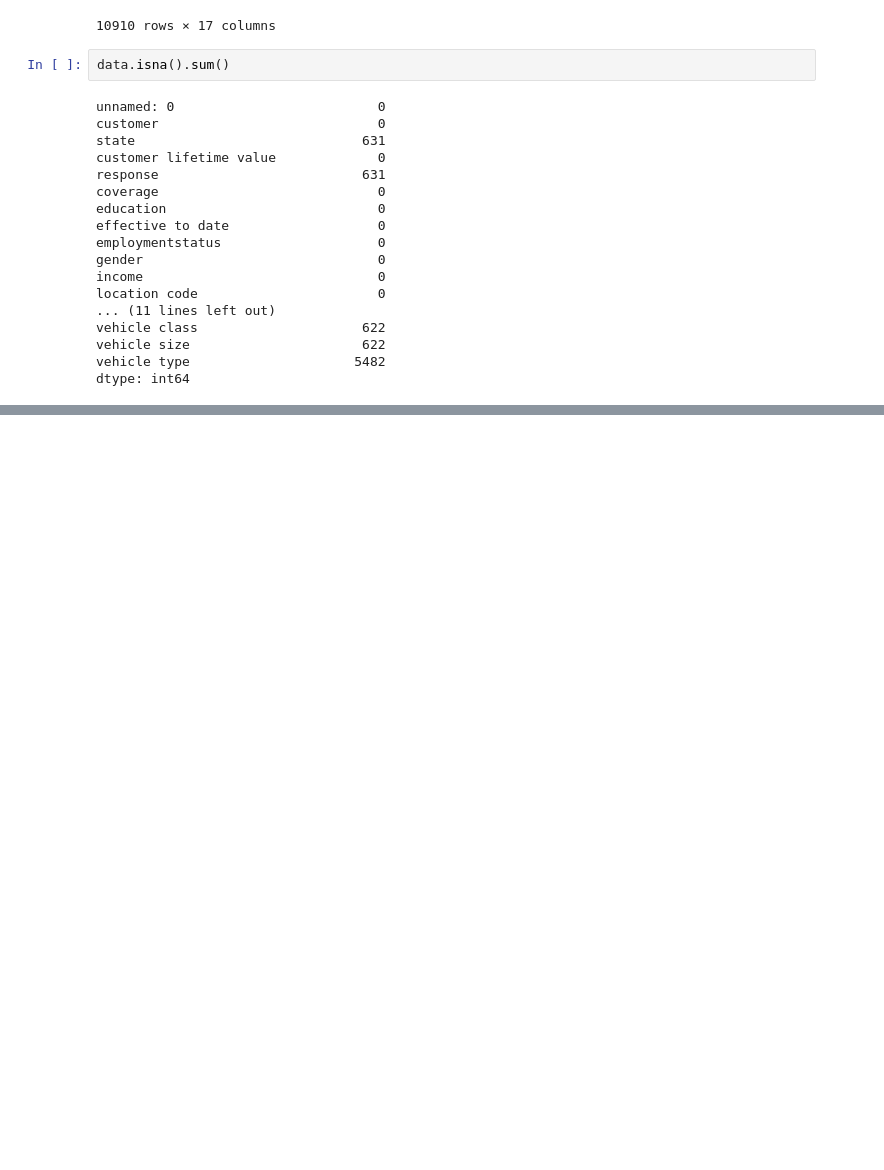
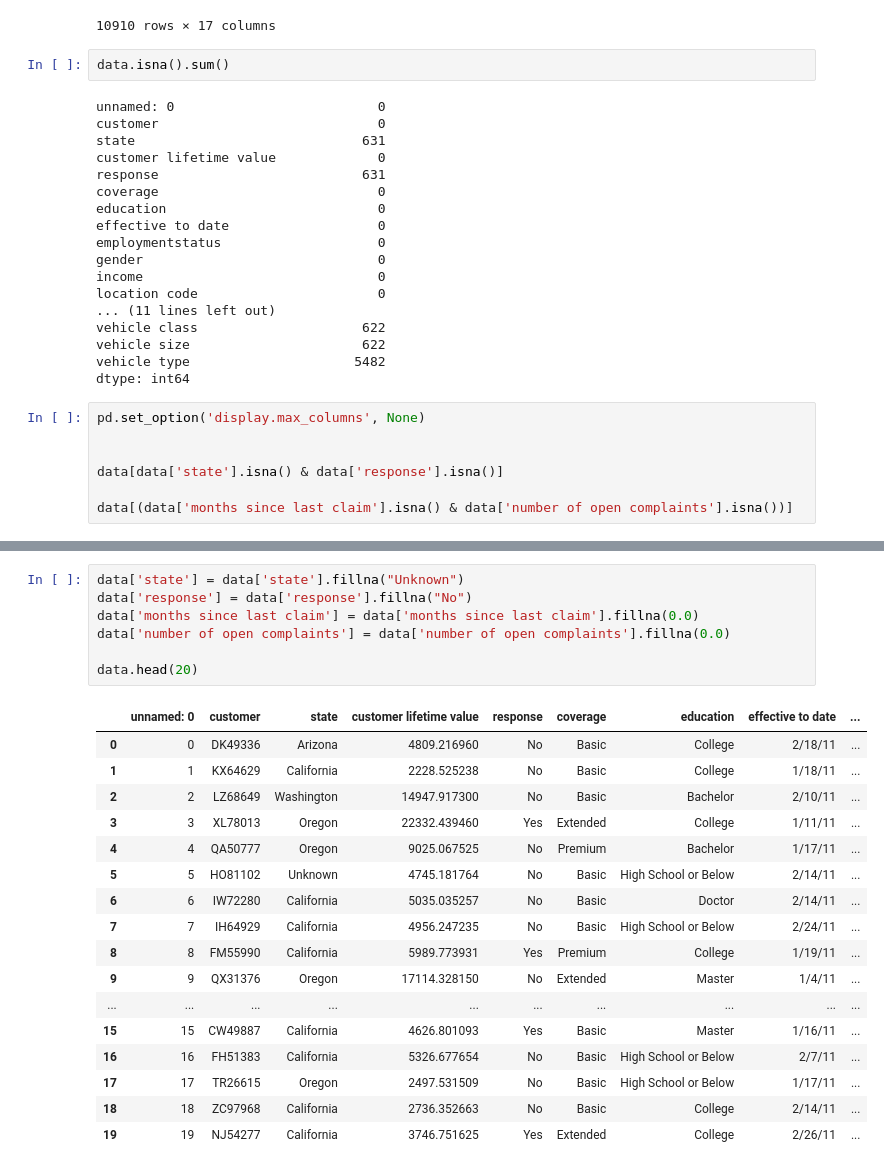
Before and after one commit to Brenni1/lab-customer-analysis-round-2, a Jupyter notebook: SolutionCustomerAnalysisRound2.ipynb, the cells around one changed output, grey strips where cells are left out. Drawn from its saved outputs; the diff is of its cells as text; blank space fills up the shorter version.

Commit message:
Finished dealing with the NaN Values

```diff
--- a/SolutionCustomerAnalysisRound2.ipynb
+++ b/SolutionCustomerAnalysisRound2.ipynb
@@ -80,3 +78,10 @@ vehicle class                     622
 vehicle size                      622
 vehicle type                     5482
 dtype: int64
+# %%
+pd.set_option('display.max_columns', None)
+
+
+data[data['state'].isna() & data['response'].isna()]
+
+data[(data['months since last claim'].isna() & data['number of open complaints'].isna())]
@@ -82,0 +102,25 @@ dtype: int64
+# %%
+data['state'] = data['state'].fillna("Unknown")
+data['response'] = data['response'].fillna("No")
+data['months since last claim'] = data['months since last claim'].fillna(0.0)
+data['number of open complaints'] = data['number of open complaints'].fillna(0.0)
+
+data.head(20)
+# %% [output]
+|  | unnamed: 0 | customer | state | customer lifetime value | response | coverage | education | effective to date | ... |
+| 0 | 0 | DK49336 | Arizona | 4809.216960 | No | Basic | College | 2/18/11 | ... |
+| 1 | 1 | KX64629 | California | 2228.525238 | No | Basic | College | 1/18/11 | ... |
+| 2 | 2 | LZ68649 | Washington | 14947.917300 | No | Basic | Bachelor | 2/10/11 | ... |
+| 3 | 3 | XL78013 | Oregon | 22332.439460 | Yes | Extended | College | 1/11/11 | ... |
+| 4 | 4 | QA50777 | Oregon | 9025.067525 | No | Premium | Bachelor | 1/17/11 | ... |
+| 5 | 5 | HO81102 | Unknown | 4745.181764 | No | Basic | High School or Below | 2/14/11 | ... |
+| 6 | 6 | IW72280 | California | 5035.035257 | No | Basic | Doctor | 2/14/11 | ... |
+| 7 | 7 | IH64929 | California | 4956.247235 | No | Basic | High School or Below | 2/24/11 | ... |
+| 8 | 8 | FM55990 | California | 5989.773931 | Yes | Premium | College | 1/19/11 | ... |
+| 9 | 9 | QX31376 | Oregon | 17114.328150 | No | Extended | Master | 1/4/11 | ... |
+| ... | ... | ... | ... | ... | ... | ... | ... | ... | ... |
+| 15 | 15 | CW49887 | California | 4626.801093 | Yes | Basic | Master | 1/16/11 | ... |
+| 16 | 16 | FH51383 | California | 5326.677654 | No | Basic | High School or Below | 2/7/11 | ... |
+| 17 | 17 | TR26615 | Oregon | 2497.531509 | No | Basic | High School or Below | 1/17/11 | ... |
+| 18 | 18 | ZC97968 | California | 2736.352663 | No | Basic | College | 2/14/11 | ... |
+| 19 | 19 | NJ54277 | California | 3746.751625 | Yes | Extended | College | 2/26/11 | ... |
```
Also changed, not shown: parts of 6 cells of this notebook.
